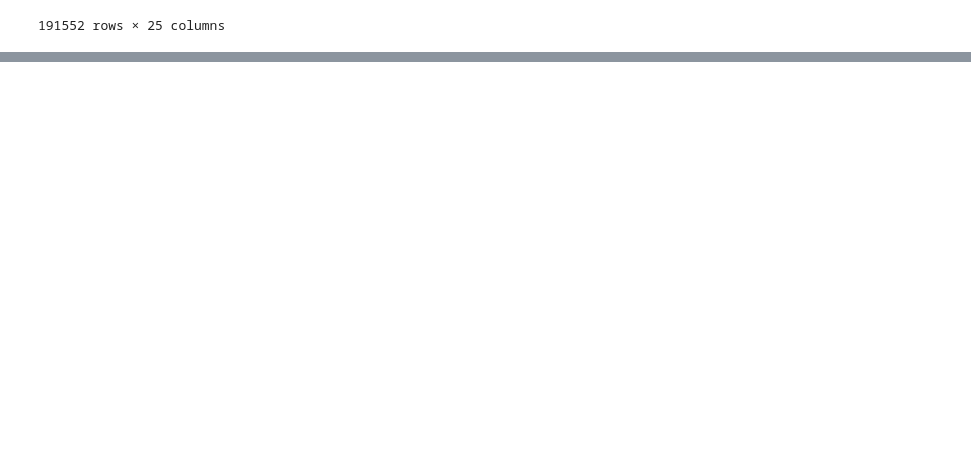
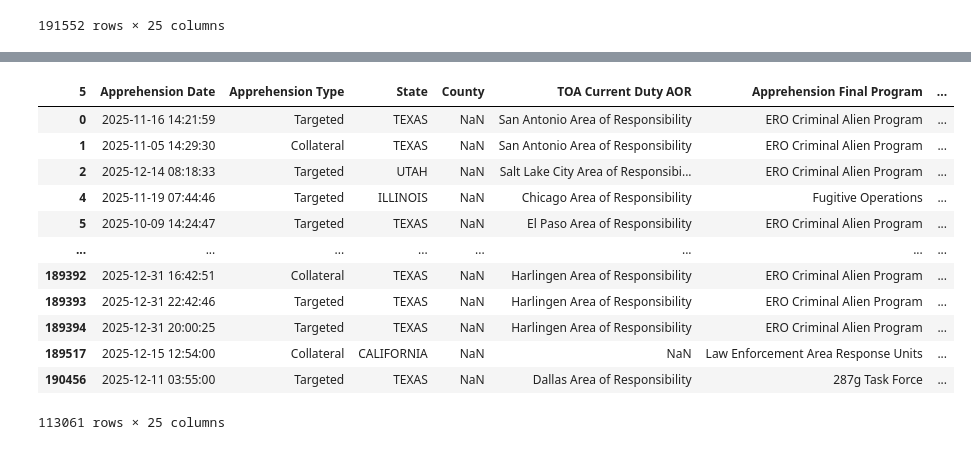
Before and after one commit to sajinashresthacoding/CLEANED-ICEarrests-Albany, a Jupyter notebook: All years ICE Arrests pull.ipynb, the cells around one changed output, grey strips where cells are left out. Cells and saved outputs as stored; diff of their text form; code cells hidden in the pictures; blank space fills up the shorter version.

```diff
--- a/All years ICE Arrests pull.ipynb
+++ b/All years ICE Arrests pull.ipynb
@@ -481,0 +539,18 @@ df4
+# %%
+##check for 2025 data in file 4
+df_2025pt2 = df4_titled[df4_titled['Apprehension Date'] < '2026-01-01']
+df_2025pt2
+# %% [output]
+| 5 | Apprehension Date | Apprehension Type | State | County | TOA Current Duty AOR | Apprehension Final Program | ... |
+| 0 | 2025-11-16 14:21:59 | Targeted | TEXAS | NaN | San Antonio Area of Responsibility | ERO Criminal Alien Program | ... |
+| 1 | 2025-11-05 14:29:30 | Collateral | TEXAS | NaN | San Antonio Area of Responsibility | ERO Criminal Alien Program | ... |
+| 2 | 2025-12-14 08:18:33 | Targeted | UTAH | NaN | Salt Lake City Area of Responsibi... | ERO Criminal Alien Program | ... |
+| 4 | 2025-11-19 07:44:46 | Targeted | ILLINOIS | NaN | Chicago Area of Responsibility | Fugitive Operations | ... |
+| 5 | 2025-10-09 14:24:47 | Targeted | TEXAS | NaN | El Paso Area of Responsibility | ERO Criminal Alien Program | ... |
+| ... | ... | ... | ... | ... | ... | ... | ... |
+| 189392 | 2025-12-31 16:42:51 | Collateral | TEXAS | NaN | Harlingen Area of Responsibility | ERO Criminal Alien Program | ... |
+| 189393 | 2025-12-31 22:42:46 | Targeted | TEXAS | NaN | Harlingen Area of Responsibility | ERO Criminal Alien Program | ... |
+| 189394 | 2025-12-31 20:00:25 | Targeted | TEXAS | NaN | Harlingen Area of Responsibility | ERO Criminal Alien Program | ... |
+| 189517 | 2025-12-15 12:54:00 | Collateral | CALIFORNIA | NaN | NaN | Law Enforcement Area Response Units | ... |
+| 190456 | 2025-12-11 03:55:00 | Targeted | TEXAS | NaN | Dallas Area of Responsibility | 287g Task Force | ... |
+113061 rows × 25 columns
```
Also changed, not shown: parts of 8 cells of this notebook.
